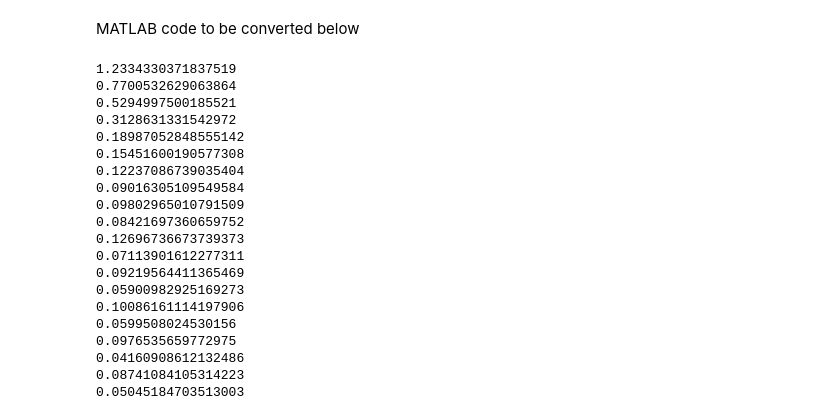
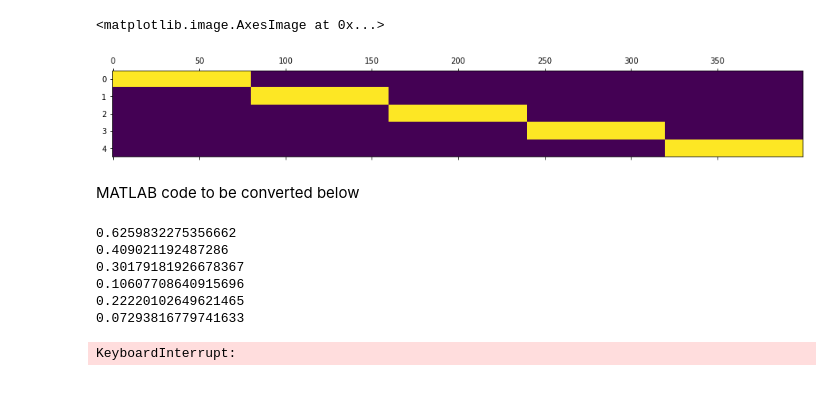
Before and after one commit to cristianocapone/LTTB, a Jupyter notebook: 3D-trajectory-2context.ipynb, the cells around one changed output. Drawn from its saved outputs; the diff is of its cells as text; code cells hidden in the pictures; blank space fills up the shorter version.

```diff
--- a/3D-trajectory-2context.ipynb
+++ b/3D-trajectory-2context.ipynb
@@ -97,3 +100,8 @@ plt.show()
+# %%
+plt.matshow(lttb.I_clock,aspect='auto')
+# %% [output]
+<matplotlib.image.AxesImage at 0x...>
+[figure, added]
 # %% [markdown]
 MATLAB code to be converted below
 # %%
@@ -107,7 +115,7 @@ def f(x,gamma):
 apicalFactorTrain = 1
 apicalFactorTest = 0
 
-nIterRec = 50
+nIterRec = 500
 
 eta = 5.
 eta_out = 0.1
@@ -171,29 +179,16 @@ for iter in range(nIterRec):
 
                 lttb.step(apicalFactor = apicalFactorTest)
 
-            SR = lttb.S_filtRO[:,1:-2]#lttb.B_filt_rec[:,1:-2]#
+            SR = lttb.S_filtRO[:,1:-2]# lttb.B_filt_rec[:,1:-2]#
             Y = lttb.Jout@SR
             mse_rec_train = np.std(lttb.y_targ[:,1:-2] - Y)**2
 
             print(mse_rec_train)
 # %% [output]
-1.2334330371837519
-0.7700532629063864
-0.5294997500185521
-0.3128631331542972
-0.18987052848555142
-0.15451600190577308
-0.12237086739035404
-0.09016305109549584
-0.09802965010791509
-0.08421697360659752
-0.12696736673739373
-0.07113901612277311
-0.09219564411365469
-0.05900982925169273
-0.10086161114197906
-0.0599508024530156
-0.0976535659772975
-0.04160908612132486
-0.08741084105314223
-0.05045184703513003
+0.6259832275356662
+0.409021192487286
+0.30179181926678367
+0.10607708640915696
+0.22220102649621465
+0.07293816779741633
+KeyboardInterrupt:
```
Also changed, not shown: parts of 8 cells of this notebook, 3 other files.
